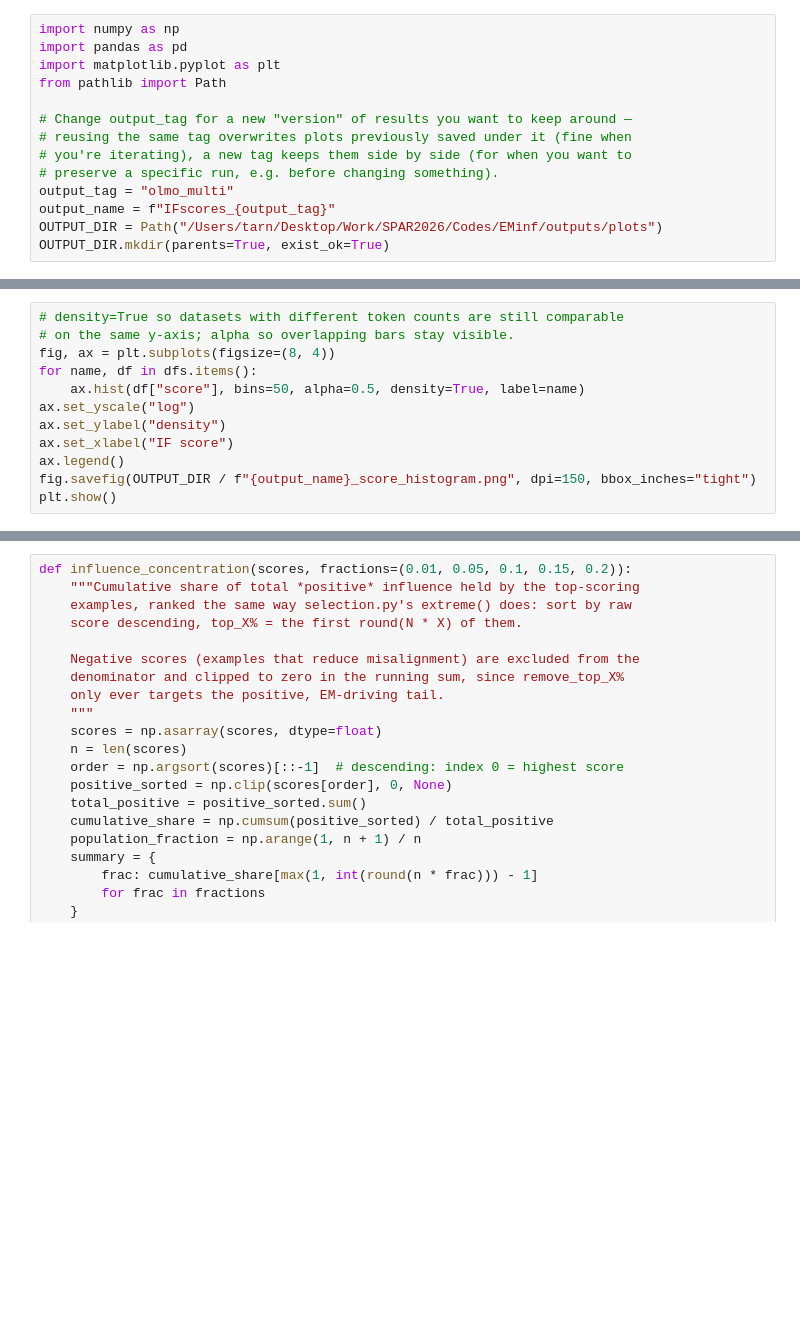
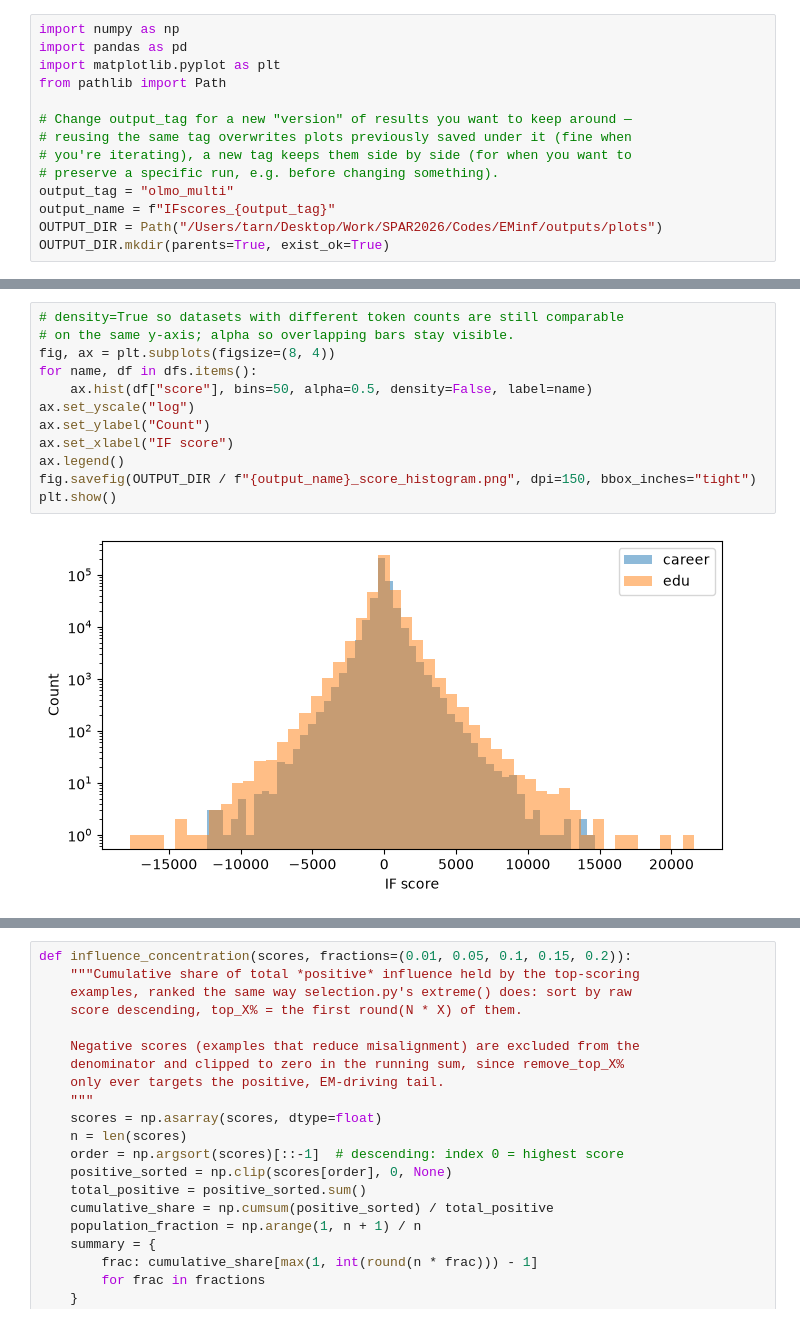
Before and after one commit to tomingebretsencarlson/em_influence, a Jupyter notebook: em_influence/notebooks/AnalyseMultDatasets.ipynb, the cells around one changed output, grey strips where cells are left out. Saved outputs shown, nothing was run; the diff lists cells and outputs as text; blank space fills up the shorter version.

Commit message:
show raw counts instead of density in score histogram.

```diff
--- a/em_influence/notebooks/AnalyseMultDatasets.ipynb
+++ b/em_influence/notebooks/AnalyseMultDatasets.ipynb
@@ -31,15 +34,17 @@ for name, df in dfs.items():
 # %%
 # density=True so datasets with different token counts are still comparable
 # on the same y-axis; alpha so overlapping bars stay visible.
 fig, ax = plt.subplots(figsize=(8, 4))
 for name, df in dfs.items():
-    ax.hist(df["score"], bins=50, alpha=0.5, density=True, label=name)
+    ax.hist(df["score"], bins=50, alpha=0.5, density=False, label=name)
 ax.set_yscale("log")
-ax.set_ylabel("density")
+ax.set_ylabel("Count")
 ax.set_xlabel("IF score")
 ax.legend()
 fig.savefig(OUTPUT_DIR / f"{output_name}_score_histogram.png", dpi=150, bbox_inches="tight")
 plt.show()
+# %% [output]
+[figure, added]
 # %%
 # A line + shaded std band instead of ax.bar(): with ~8k+ unique tokens in a
 # figure only a few hundred pixels wide, bar() aliases badly (far more thin
```
Also changed, not shown: parts of 3 cells of this notebook.
